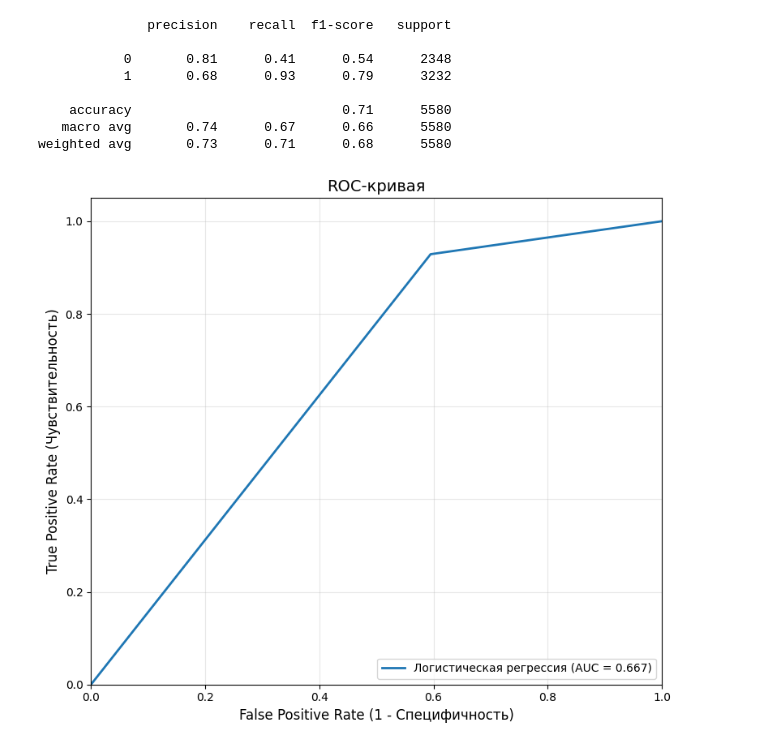
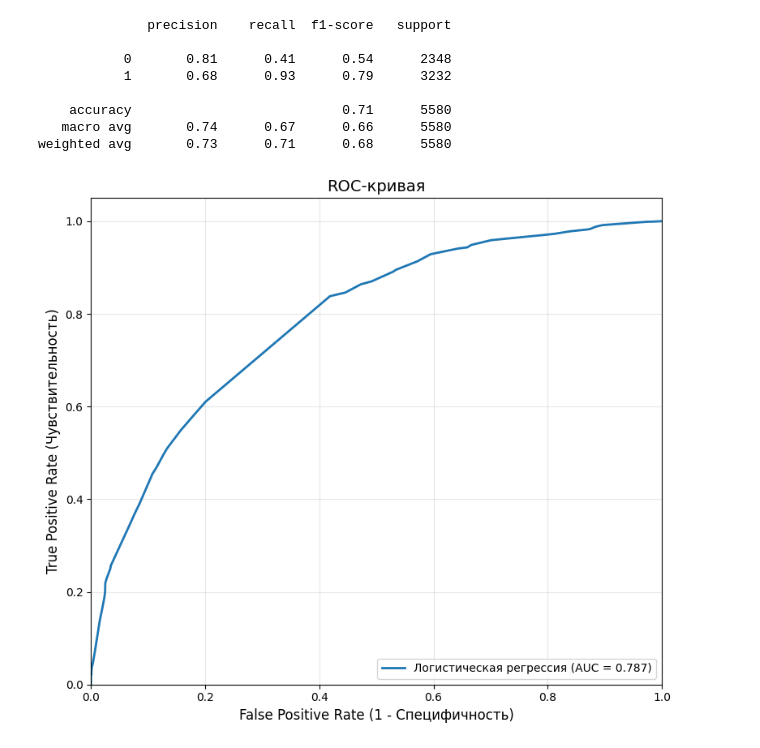
Before and after one commit to vitamin1312/lazy-fca-learning, a Jupyter notebook: SugenoIntegral.ipynb, the cells around one changed output. Saved outputs shown, nothing was run; the diff lists cells and outputs as text; code cells hidden in the pictures.

Commit message:
graph fix

```diff
--- a/SugenoIntegral.ipynb
+++ b/SugenoIntegral.ipynb
@@ -382,10 +362,10 @@ def plot_roc_curves(y_true, y_pred_proba, model_names=None):
 # %%
 plot_roc_curves(
     y_true = y_test,
     y_pred_proba = [
-        y_pred_test
+        df['SugenoIntegral'][y_pred_test.index]
     ],
     model_names = ['Логистическая регрессия']
 )
 # %% [output]
-[figure, old version]
+[figure, new version]
```
Also changed, not shown: parts of 2 cells of this notebook.
